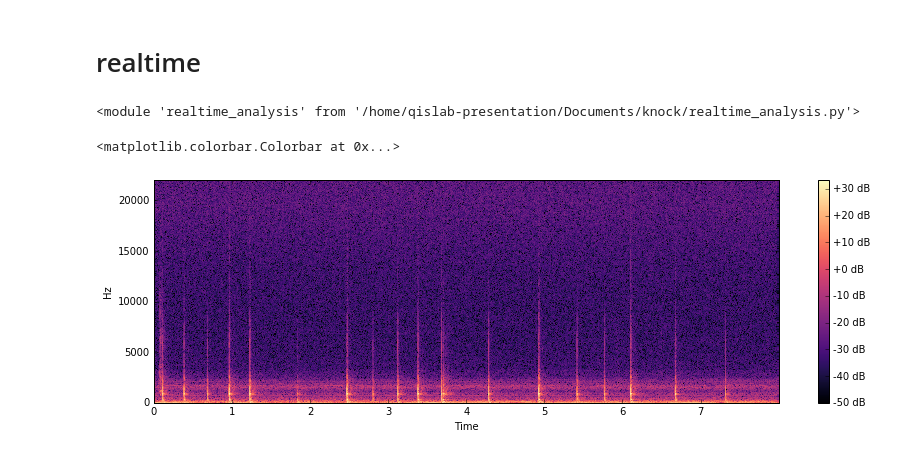
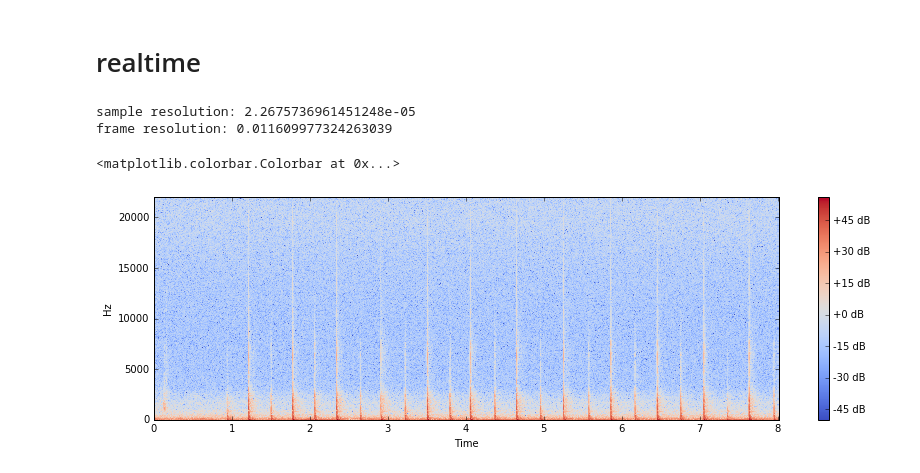
Before and after one commit to worldmaker18349276/K-AIKO, a Jupyter notebook: realtime_analysis.ipynb, the cells around one changed output. Cells and saved outputs as stored; diff of their text form; code cells hidden in the pictures.

Commit message:
rewrite onset detection with correct physical units

```diff
--- a/realtime_analysis.ipynb
+++ b/realtime_analysis.ipynb
@@ -107,5 +108,5 @@ plt.colorbar(format="%+2.0f dB")
 # %%
-onset_env = librosa.onset.onset_strength(S=Xdb, sr=RATE)
+onset_env = librosa.onset.onset_strength(S=Mdb, sr=RATE)
 plt.plot(t_frames, onset_env)
 # %% [output]
 [<matplotlib.lines.Line2D at 0x...>]
@@ -177,23 +158,27 @@ plt.plot(t[:-1], np.maximum(0.0, np.diff(env)/(t[1]-t[0])))
 # %% [markdown]
 # realtime
-# %%
-import imp
-imp.reload(ra)
-# %% [output]
-<module 'realtime_analysis' from '/home/qislab-presentation/Documents/knock/realtime_analysis.py'>
+# %%
+WIN_LENGTH = 1024
+HOP_LENGTH = 512
+print("sample resolution:", 1/RATE)
+print("frame resolution:", HOP_LENGTH/RATE)
+# %% [output]
+sample resolution: 2.2675736961451248e-05
+frame resolution: 0.011609977324263039
 # %%
-mel = ra.pipe(ra.frame(WIN_LENGTH, HOP_LENGTH),
-              ra.power_freq(RATE, WIN_LENGTH))
-next(mel)
-s = []
+power = ra.pipe(ra.frame(WIN_LENGTH, HOP_LENGTH),
+                ra.power_spectrum(RATE, WIN_LENGTH),
+                ra.transform(lambda _, J: ra.power2db(J * 25)))
+next(power)
+s = [np.zeros(WIN_LENGTH//2+1, dtype=np.float32)]
 for i in range(0, x.shape[0]-HOP_LENGTH, HOP_LENGTH):
-    s.append(mel.send(x[i:i+HOP_LENGTH]))
+    s.append(power.send(x[i:i+HOP_LENGTH]))
 s = np.stack(s).T
 
 librosa.display.specshow(s, sr=RATE, hop_length=HOP_LENGTH, x_axis="time", y_axis="linear")
 plt.colorbar(format="%+2.0f dB")
 # %% [output]
 <matplotlib.colorbar.Colorbar at 0x...>
-[figure, old version]
+[figure, new version]
 # %%
 env = ra.pipe(ra.frame(WIN_LENGTH, HOP_LENGTH),
```
Also changed, not shown: parts of 17 cells of this notebook, 3 other files.
